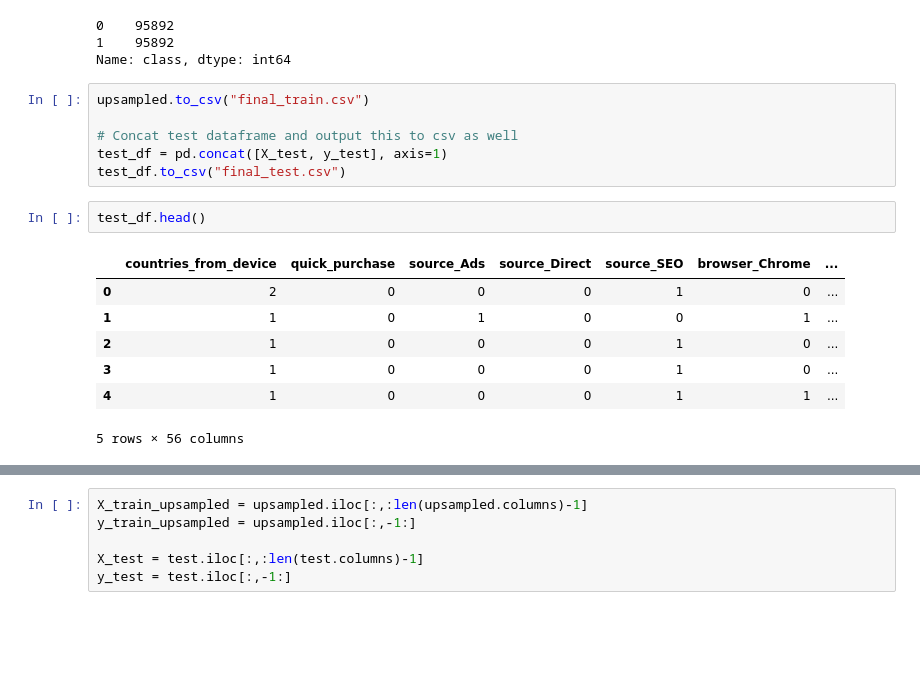
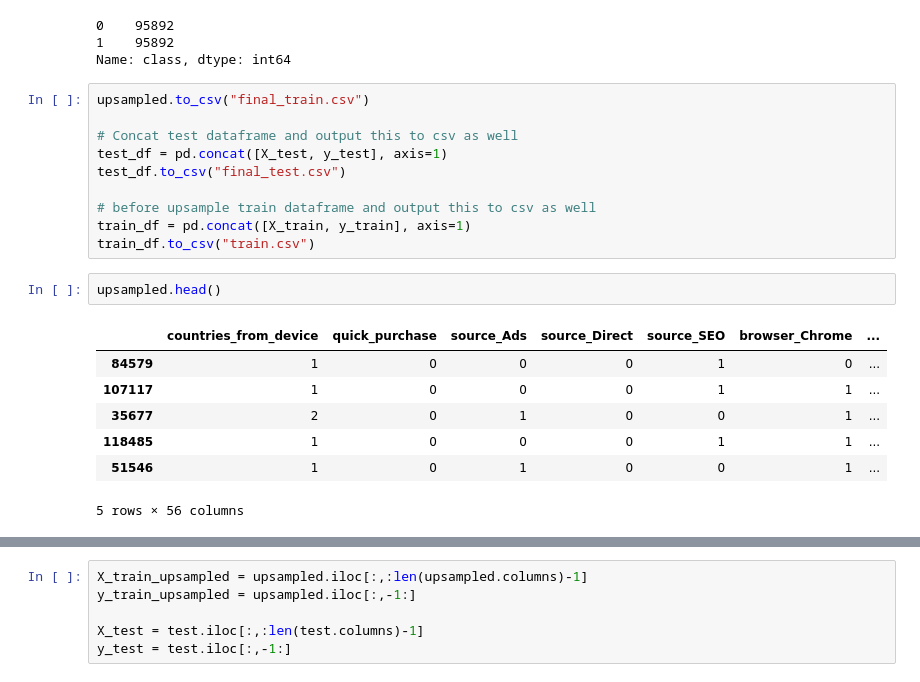
Before and after one commit to KohSiXing/BT4012-Fraud-Analytics, a Jupyter notebook: New_Dataset.ipynb, the cells around one changed output, grey strips where cells are left out. Cells and saved outputs as stored; diff of their text form; blank space fills up the shorter version.

```diff
--- a/New_Dataset.ipynb
+++ b/New_Dataset.ipynb
@@ -331,13 +334,17 @@ upsampled.to_csv("final_train.csv")
 # Concat test dataframe and output this to csv as well
 test_df = pd.concat([X_test, y_test], axis=1)
 test_df.to_csv("final_test.csv")
+
+# before upsample train dataframe and output this to csv as well
+train_df = pd.concat([X_train, y_train], axis=1)
+train_df.to_csv("train.csv")
-# %%
-test_df.head()
-# %% [output]
-|  | countries_from_device | quick_purchase | source_Ads | source_Direct | source_SEO | browser_Chrome | ... |
-| 0 | 2 | 0 | 0 | 0 | 1 | 0 | ... |
-| 1 | 1 | 0 | 1 | 0 | 0 | 1 | ... |
-| 2 | 1 | 0 | 0 | 0 | 1 | 0 | ... |
-| 3 | 1 | 0 | 0 | 0 | 1 | 0 | ... |
-| 4 | 1 | 0 | 0 | 0 | 1 | 1 | ... |
-5 rows × 56 columns
+# %%
+upsampled.head()
+# %% [output]
+|  | countries_from_device | quick_purchase | source_Ads | source_Direct | source_SEO | browser_Chrome | ... |
+| 84579 | 1 | 0 | 0 | 0 | 1 | 0 | ... |
+| 107117 | 1 | 0 | 0 | 0 | 1 | 1 | ... |
+| 35677 | 2 | 0 | 1 | 0 | 0 | 1 | ... |
+| 118485 | 1 | 0 | 0 | 0 | 1 | 1 | ... |
+| 51546 | 1 | 0 | 1 | 0 | 0 | 1 | ... |
+5 rows × 56 columns
```
Also changed, not shown: parts of 3 cells of this notebook, 2 other files.
